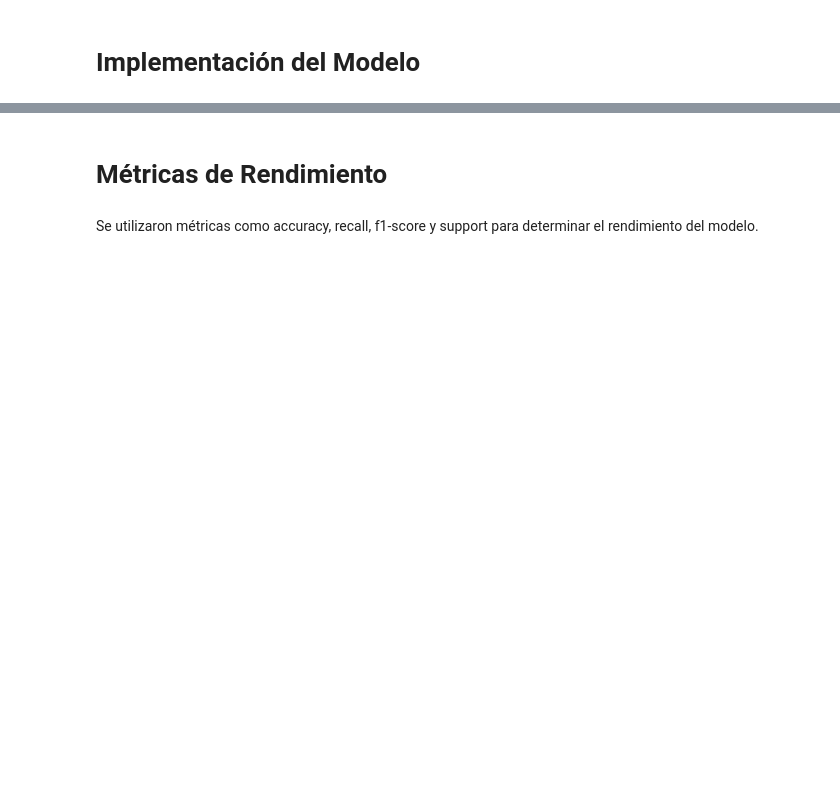
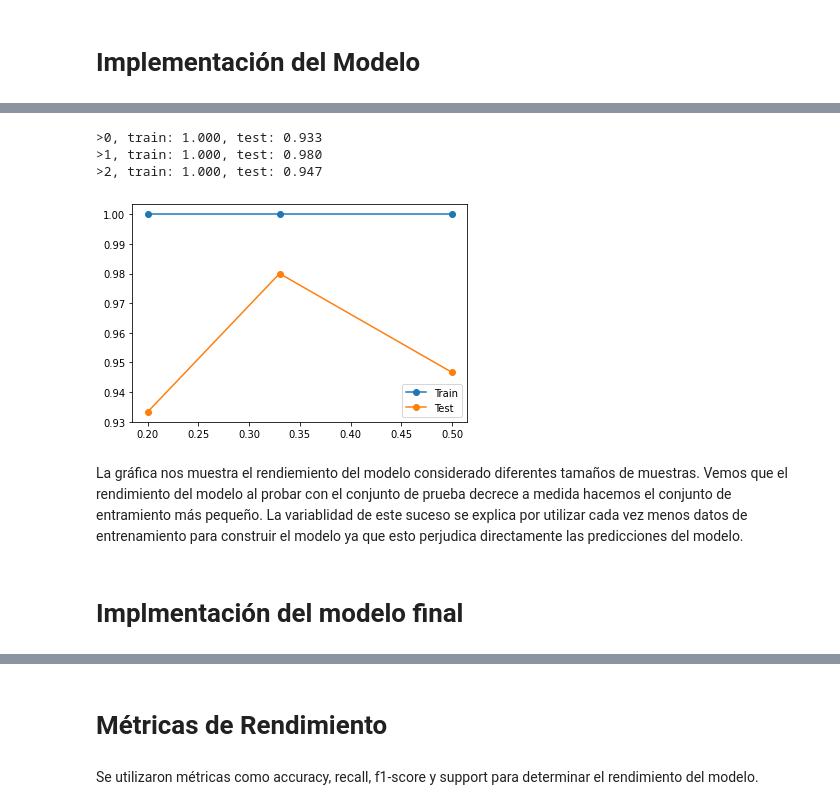
Before and after one commit to rodrigorhp/Machine-Learning-Analysis, a Jupyter notebook: Analysis.ipynb, the cells around one changed output, grey strips where cells are left out. Cells and saved outputs as stored; diff of their text form; code cells hidden in the pictures; blank space fills up the shorter version.

```diff
--- a/Analysis.ipynb
+++ b/Analysis.ipynb
@@ -114,0 +167,48 @@ plot_cross_validation_on_trees(sm_tree_depths, sm_cv_scores_mean, sm_cv_scores_s
+# %%
+# evaluate decision tree performance on train and test sets with different tree depths
+from sklearn.model_selection import train_test_split
+from sklearn.metrics import accuracy_score
+from sklearn.tree import DecisionTreeClassifier
+from matplotlib import pyplot
+
+sizes = [0.2, 0.33, 0.5]
+
+
+# define lists to collect scores
+train_scores, test_scores = list(), list()
+# define the tree depths to evaluate
+values = [i for i in range(len(sizes))]
+# evaluate a decision tree for each depth
+for i in range(len(values)):
+	# configure the model
+
+  X_train, X_test, y_train, y_test = train_test_split(X, y, test_size=sizes[i])
+
+  model = DecisionTreeClassifier(criterion = 'gini')
+	# fit model on the training dataset
+  model.fit(X_train, y_train)
+	# evaluate on the train dataset
+  train_yhat = model.predict(X_train)
+  train_acc = accuracy_score(y_train, train_yhat)
+
+  train_scores.append(train_acc)
+    # evaluate on the test dataset
+  test_yhat = model.predict(X_test)
+  test_acc = accuracy_score(y_test, test_yhat)
+  test_scores.append(test_acc)
+    # summarize progress
+  print('>%d, train: %.3f, test: %.3f' % (i, train_acc, test_acc))
+# plot of train and test scores vs tree depth
+pyplot.plot(sizes, train_scores, '-o', label='Train')
+pyplot.plot(sizes, test_scores, '-o', label='Test')
+pyplot.legend()
+pyplot.show()
+# %% [output]
+>0, train: 1.000, test: 0.933
+>1, train: 1.000, test: 0.980
+>2, train: 1.000, test: 0.947
+[figure, added]
+# %% [markdown]
+La gráfica nos muestra el rendiemiento del modelo considerado diferentes tamaños de muestras. Vemos que el rendimiento del modelo al probar con el conjunto de prueba decrece a medida hacemos el conjunto de entramiento más pequeño. La variablidad de este suceso se explica por utilizar cada vez menos datos de entrenamiento para construir el modelo ya que esto perjudica directamente las predicciones del modelo.
+# %% [markdown]
+# Implmentación del modelo final
```
Also changed, not shown: parts of 29 cells of this notebook.
